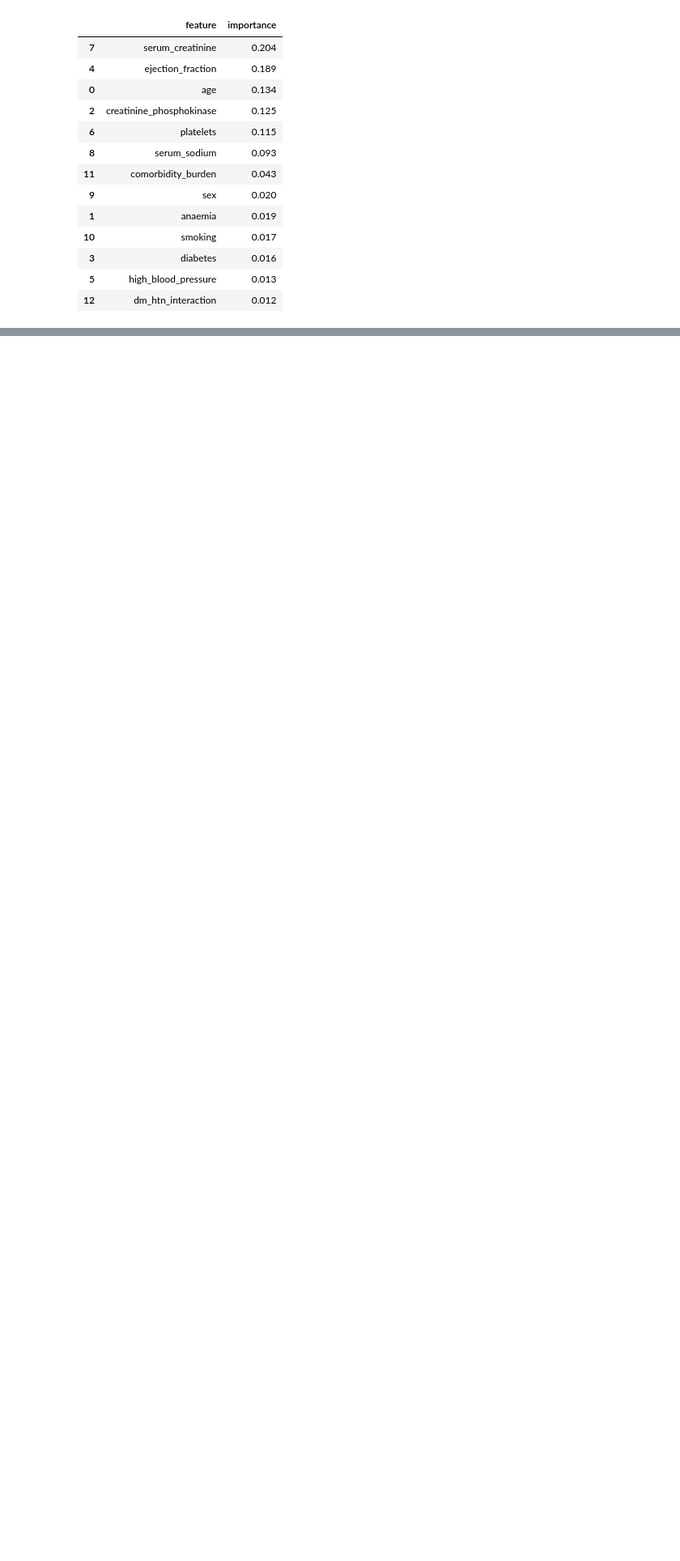
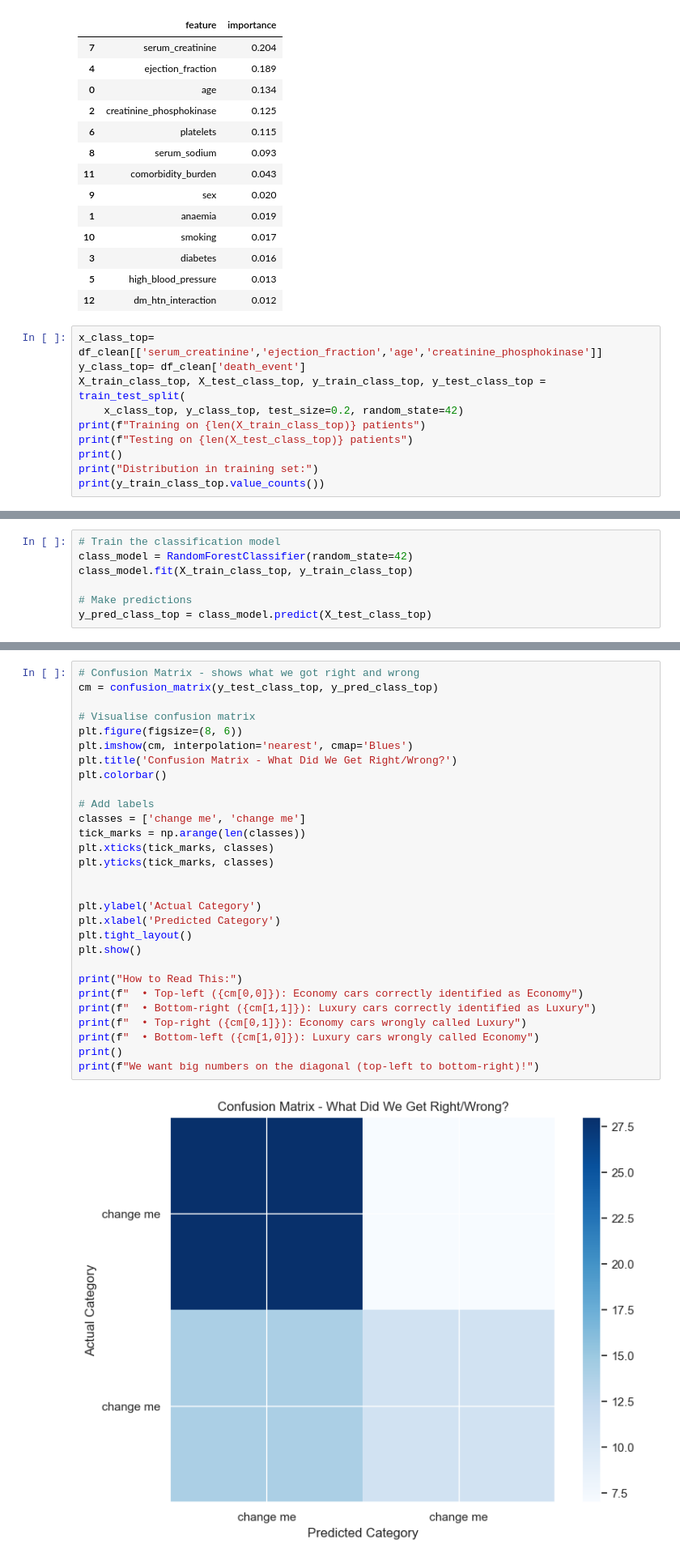
Before and after one commit to BhavitaL/heart_failure_clinical_study, a Jupyter notebook: jupyter_notebooks/heart_failure_clinical_study.ipynb, the cells around one changed output, grey strips where cells are left out. Shown at 81% size. Cells and saved outputs as stored; diff of their text form; blank space fills up the shorter version.

Commit message:
confusion matrix and interactive prediction

```diff
--- a/jupyter_notebooks/heart_failure_clinical_study.ipynb
+++ b/jupyter_notebooks/heart_failure_clinical_study.ipynb
@@ -409,3 +409,13 @@ feature_importance
 | 3 | diabetes | 0.016 |
 | 5 | high_blood_pressure | 0.013 |
 | 12 | dm_htn_interaction | 0.012 |
+# %%
+x_class_top= df_clean[['serum_creatinine','ejection_fraction','age','creatinine_phosphokinase']]
+y_class_top= df_clean['death_event']
+X_train_class_top, X_test_class_top, y_train_class_top, y_test_class_top = train_test_split(
+    x_class_top, y_class_top, test_size=0.2, random_state=42)
+print(f"Training on {len(X_train_class_top)} patients")
+print(f"Testing on {len(X_test_class_top)} patients")
+print()
+print("Distribution in training set:")
+print(y_train_class_top.value_counts())
@@ -411,0 +431,7 @@ feature_importance
+# %%
+# Train the classification model
+class_model = RandomForestClassifier(random_state=42)
+class_model.fit(X_train_class_top, y_train_class_top)
+
+# Make predictions
+y_pred_class_top = class_model.predict(X_test_class_top)
@@ -411,0 +457,31 @@ feature_importance
+# %%
+# Confusion Matrix - shows what we got right and wrong
+cm = confusion_matrix(y_test_class_top, y_pred_class_top)
+
+# Visualise confusion matrix
+plt.figure(figsize=(8, 6))
+plt.imshow(cm, interpolation='nearest', cmap='Blues')
+plt.title('Confusion Matrix - What Did We Get Right/Wrong?')
+plt.colorbar()
+
+# Add labels
+classes = ['change me', 'change me']
+tick_marks = np.arange(len(classes))
+plt.xticks(tick_marks, classes)
+plt.yticks(tick_marks, classes)
+
+
+plt.ylabel('Actual Category')
+plt.xlabel('Predicted Category')
+plt.tight_layout()
+plt.show()
+
+print("How to Read This:")
+print(f"  • Top-left ({cm[0,0]}): Economy cars correctly identified as Economy")
+print(f"  • Bottom-right ({cm[1,1]}): Luxury cars correctly identified as Luxury")
+print(f"  • Top-right ({cm[0,1]}): Economy cars wrongly called Luxury")
+print(f"  • Bottom-left ({cm[1,0]}): Luxury cars wrongly called Economy")
+print()
+print(f"We want big numbers on the diagonal (top-left to bottom-right)!")
+# %% [output]
+[figure, added]
```
Also changed, not shown: parts of 5 cells of this notebook.
